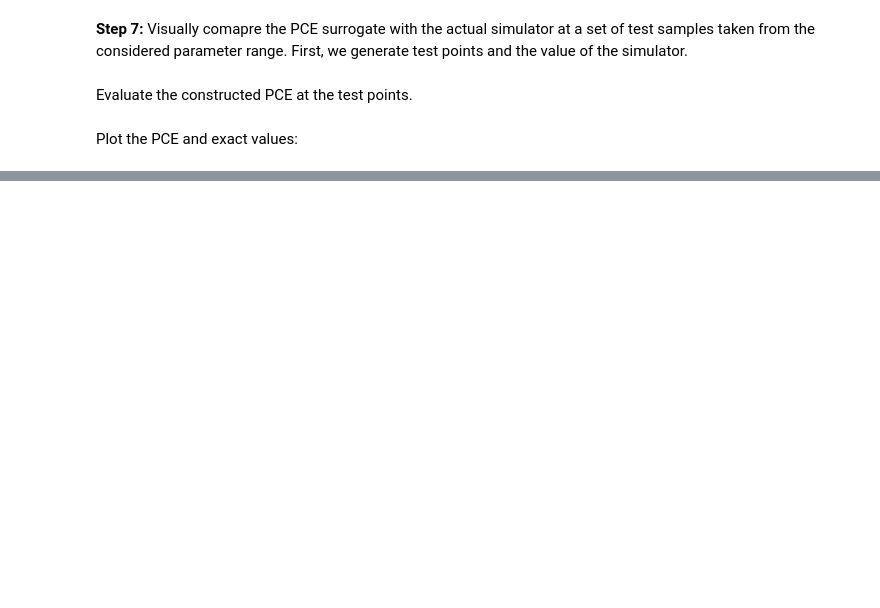
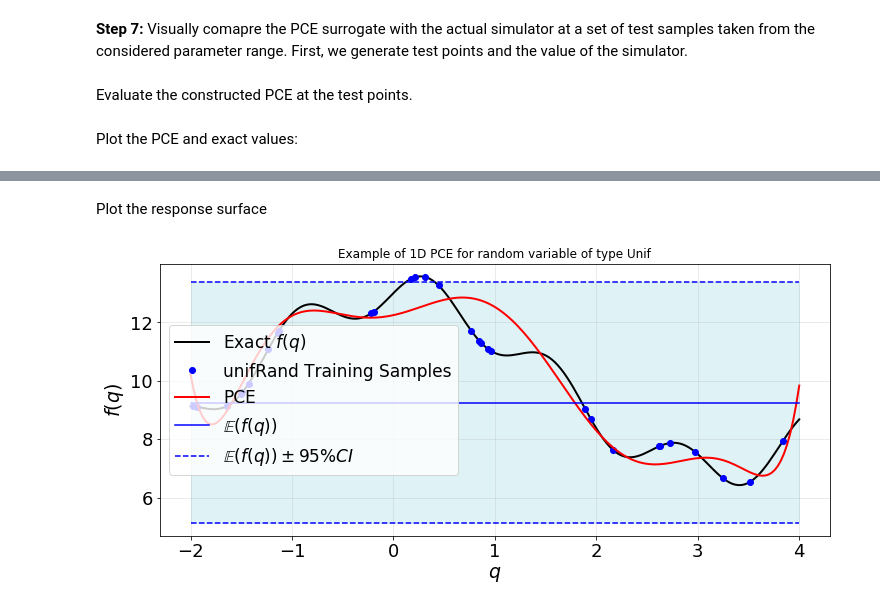
Before and after one commit to KTH-Nek5000/UQit, a Jupyter notebook: docs/source/examples/pce.ipynb, the cells around one changed output, grey strips where cells are left out. Cells and saved outputs as stored; diff of their text form; code cells hidden in the pictures; blank space fills up the shorter version.

```diff
--- a/docs/source/examples/pce.ipynb
+++ b/docs/source/examples/pce.ipynb
@@ -110,0 +192,6 @@ plt.legend(loc='best',fontsize=17)
+# %% [markdown]
+Plot the response surface
+# %%
+plot1d(qTest,fTest,q,f,fPCE,fMean,fVar)
+# %% [output]
+[figure, added]
```
Also changed, not shown: parts of 88 cells of this notebook.
